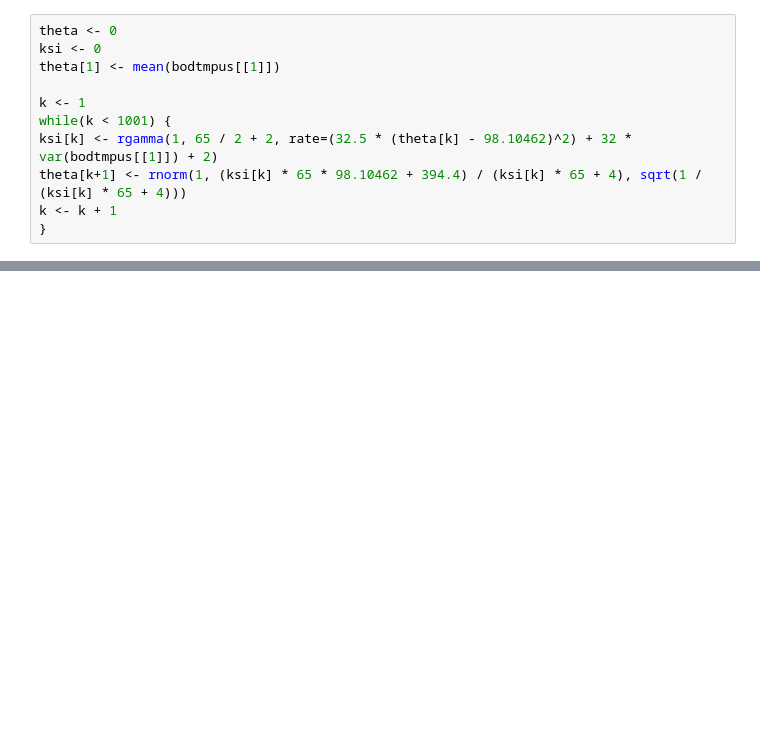
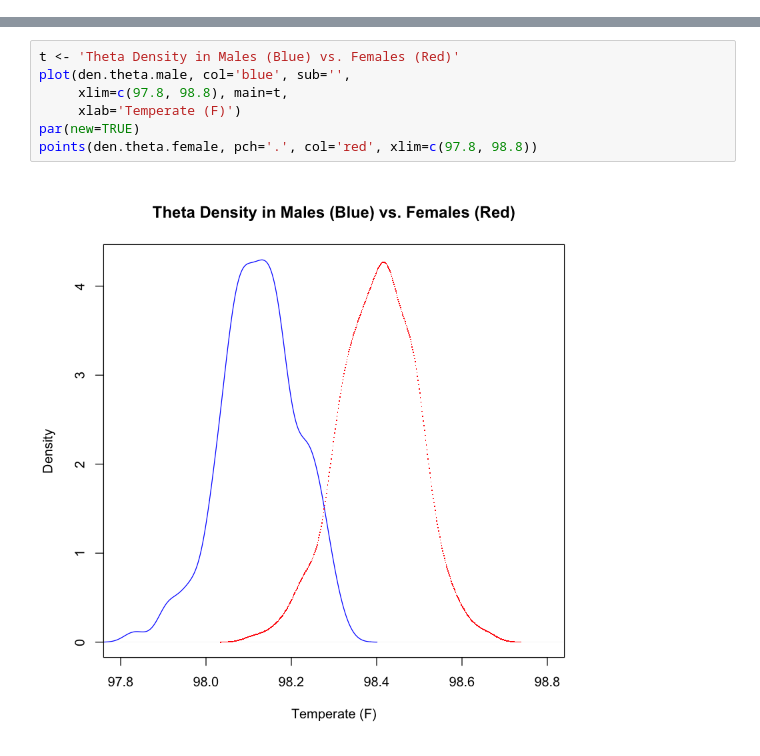
Before and after one commit to calldrj/Statistics, a Jupyter notebook: Gibbs.Sampling.ipynb, the cells around one changed output, grey strips where cells are left out. Saved outputs shown, nothing was run; the diff lists cells and outputs as text; blank space fills up the shorter version.

```diff
--- a/Gibbs.Sampling.ipynb
+++ b/Gibbs.Sampling.ipynb
@@ -37,11 +30,0 @@ round(mean(bodtmpus[[2]]), 1)
-# %%
-theta <- 0
-ksi <- 0
-theta[1] <- mean(bodtmpus[[1]])
-
-k <- 1
-while(k < 1001) {
-ksi[k] <- rgamma(1, 65 / 2 + 2, rate=(32.5 * (theta[k] - 98.10462)^2) + 32 * var(bodtmpus[[1]]) + 2)
-theta[k+1] <- rnorm(1, (ksi[k] * 65 * 98.10462 + 394.4) / (ksi[k] * 65 + 4), sqrt(1 / (ksi[k] * 65 + 4)))
-k <- k + 1
-}
@@ -60,0 +95,9 @@ summary(theta[501:1000])
+# %%
+t <- 'Theta Density in Males (Blue) vs. Females (Red)'
+plot(den.theta.male, col='blue', sub='',
+     xlim=c(97.8, 98.8), main=t,
+     xlab='Temperate (F)')
+par(new=TRUE)
+points(den.theta.female, pch='.', col='red', xlim=c(97.8, 98.8))
+# %% [output]
+[figure, added]
```
Also changed, not shown: parts of 10 cells of this notebook.
